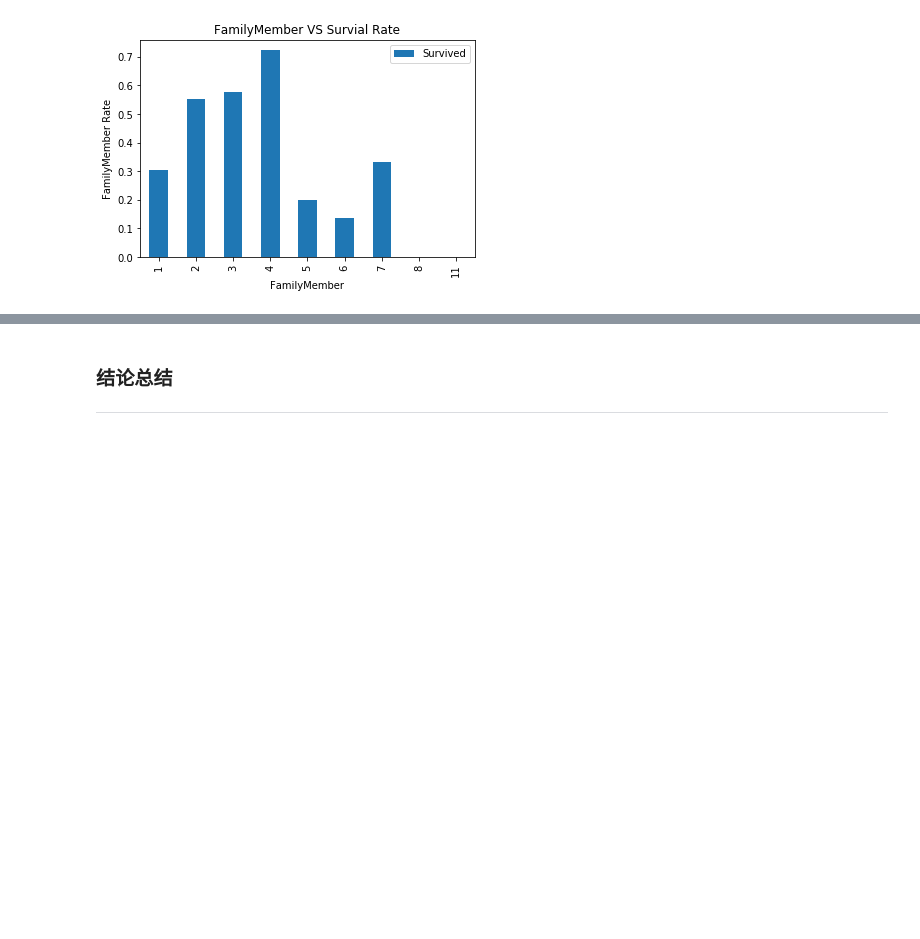
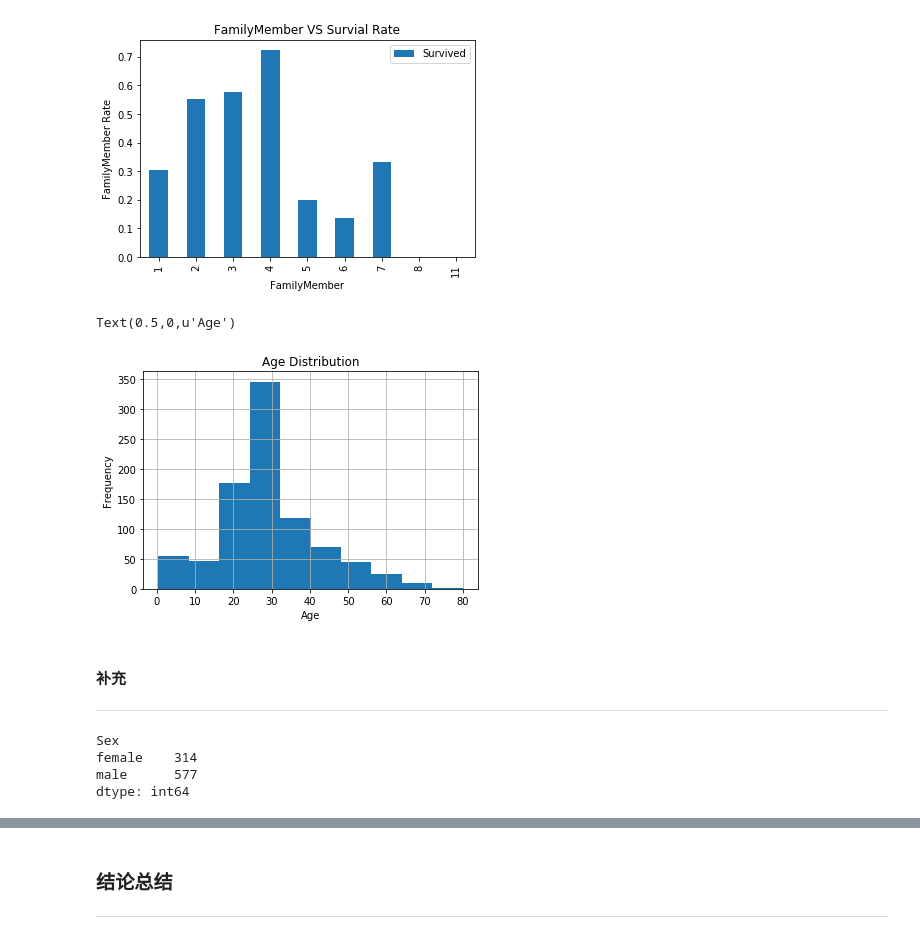
Before and after one commit to HIOOOIH/ndmlp4, a Jupyter notebook: Titanic-P4.ipynb, the cells around one changed output, grey strips where cells are left out. Cells and saved outputs as stored; diff of their text form; code cells hidden in the pictures; blank space fills up the shorter version.

```diff
--- a/Titanic-P4.ipynb
+++ b/Titanic-P4.ipynb
@@ -21,6 +47,6 @@ titanic_df = pd.DataFrame(csv)
 # %%
 changed_df = titanic_df.copy()
-changed_df['Embarked'] = titanic_df['Embarked'].dropna()
+changed_df['Embarked'] = changed_df['Embarked'].dropna()
 
 # http://pandas.pydata.org/pandas-docs/stable/missing_data.html
 changed_df = titanic_df.fillna(titanic_df.mean()['Age'])
@@ -34,23 +60,19 @@ def factor_explore(factor):
     plt.title(factor + ' VS Survial Rate')
     plt.ylabel(factor + ' Rate')
 
+# 舱位等级
+factor_explore('Pclass')
 
-factor_explore('Pclass')
+# 性别
 factor_explore('Sex')
+
+# TODO 港口
 factor_explore('Embarked')
 
-titanic_df['FamilyMember'] = titanic_df['SibSp'] + titanic_df['Parch'] + 1
+# 家庭成员
+changed_df['FamilyMember'] = changed_df['SibSp'] + changed_df['Parch'] + 1
+
 factor_explore('FamilyMember')
-
-# 1. sex的比例补充
-
-# 2. 对年龄进行分组，每10岁为一组
-bins=np.arange(0,90.,10)
-# 添加Age_group字段
-changed_df['Age_group'] = pd.cut(changed_df['Age'], bins)
-
-
-# 3. 可视化，展示多项对比和趋势。
 # %% [output]
 [figure]
 [figure]
@@ -79,0 +81,21 @@ plt.ylabel('Count');
+# %%
+# 年龄
+changed_df['Age'].hist()
+plt.title('Age Distribution')
+plt.ylabel('Frequency')
+plt.xlabel('Age')
+# %% [output]
+Text(0.5,0,u'Age')
+[figure, added]
+# %% [markdown]
+#### 补充
+---------------
+# %%
+# 性别的比例
+sex_count = changed_df[['Sex','Survived']].groupby(['Sex']).size()
+sex_count
+# %% [output]
+Sex
+female    314
+male      577
+dtype: int64
```
Also changed, not shown: parts of 8 cells of this notebook, 2 other files.
